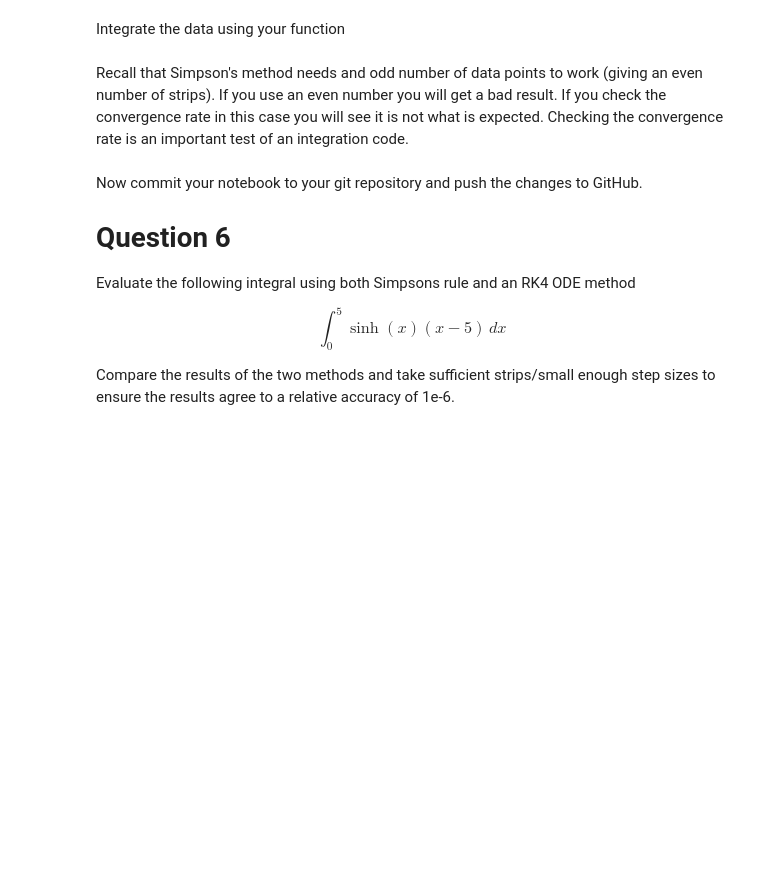
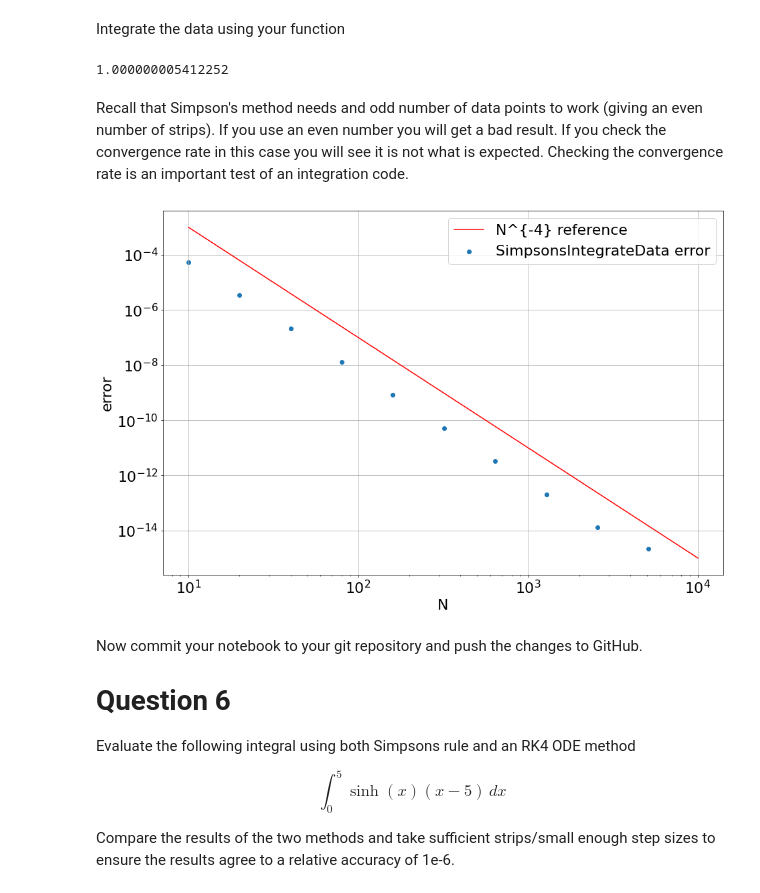
Before and after one commit to loby368/Computational-Science, a Jupyter notebook: Assignment 4/Assignment-4.ipynb, the cells around one changed output. Saved outputs shown, nothing was run; the diff lists cells and outputs as text; code cells hidden in the pictures; blank space fills up the shorter version.

```diff
--- a/Assignment 4/Assignment-4.ipynb
+++ b/Assignment 4/Assignment-4.ipynb
@@ -313,10 +313,57 @@ Write your own function to integrate the following data using Simpson's rule.
 x = np.linspace(0, np.pi, 101)
 dx = x[1]-x[0]
 y = np.sin(x)
+# %%
+def SimpsonsIntegrateData(x, dx, y):
+    N = len(x) - 1
+    area = 0
+    i = 0
+    while i < N:
+        area += (dx/6)*(y[i] + 4*y[i+1] + y[i+2])
+        i += 2
+
+    return area
 # %% [markdown]
 Integrate the data using your function
+# %%
+SimpsonsIntegrateData(x, dx, y)
+# %% [output]
+1.000000005412252
 # %% [markdown]
 Recall that Simpson's method needs and odd number of data points to work (giving an even number of strips). If you use an even number you will get a bad result. If you check the convergence rate in this case you will see it is not what is expected. Checking the convergence rate is an important test of an integration code.
+# %%
+I = 1
+imax = 10
+
+ErrorSimpData = np.empty((imax,2));
+
+i = 0
+N = 10
+while i < imax:
+    x = np.linspace(0, np.pi, N+1)
+    dx = x[1]-x[0]
+    y = np.sin(x)
+
+    ErrorSimpData[i,0] = N
+    ErrorSimpData[i,1] = np.abs(SimpsonsIntegrateData(x, dx, y) - I)
+
+    N *= 2
+    i += 1
+# %%
+x = np.linspace(10,1e4)
+N2ref = 10*x**-4
+
+
+plt.grid(True)
+plt.xscale('log')
+plt.yscale('log')
+plt.xlabel('N')
+plt.ylabel('error')
+plt.scatter(ErrorSimpData[:,0], ErrorSimpData[:,1]);
+plt.plot(x,N2ref, color='red')
+plt.legend(['N^{-4} reference','SimpsonsIntegrateData error']);
+# %% [output]
+[figure, added]
 # %% [markdown]
 Now commit your notebook to your git repository and push the changes to GitHub.
 
```
